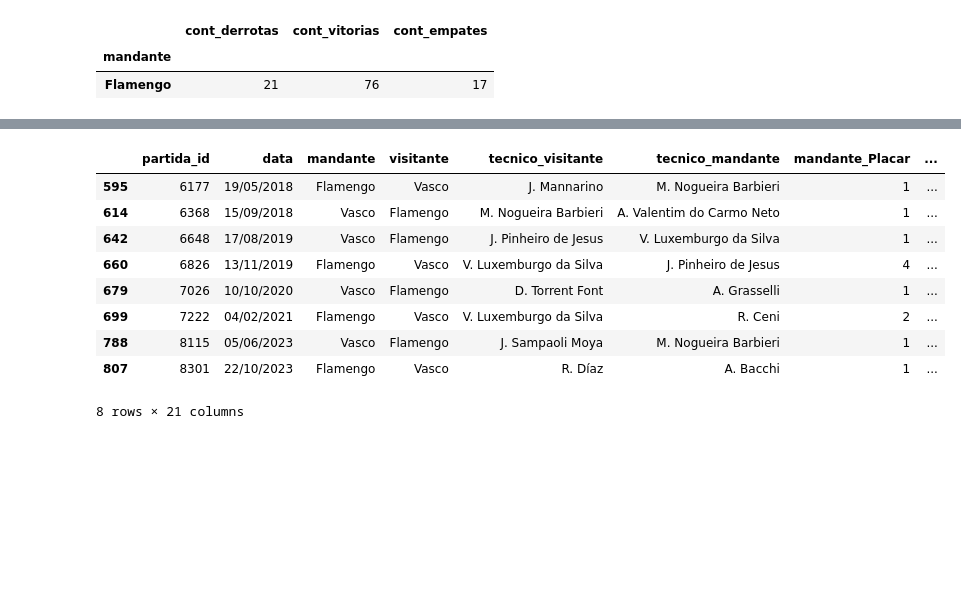
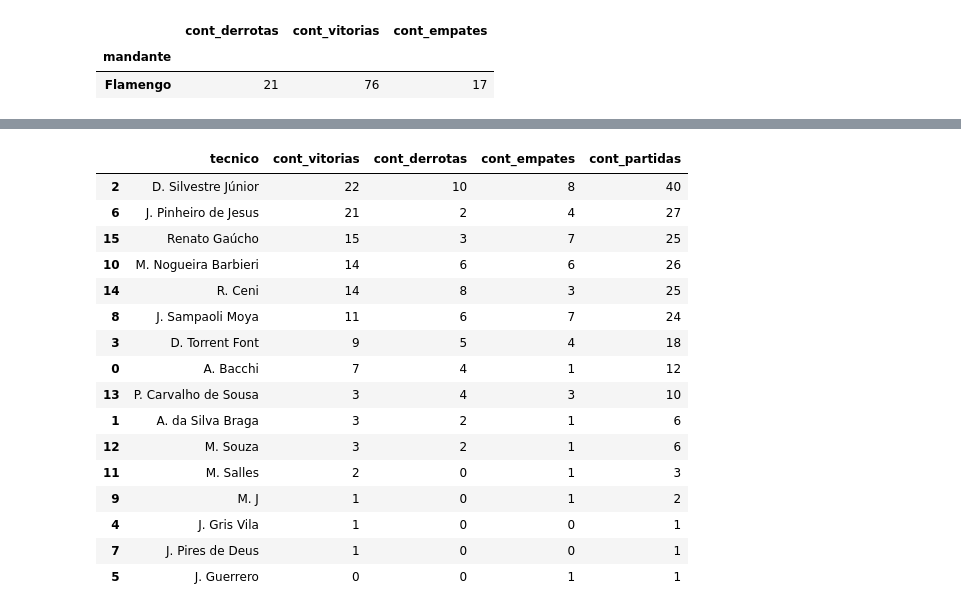
Before and after one commit to jp3dr0mendes/DataMengo, a Jupyter notebook: main.ipynb, the cells around one changed output, grey strips where cells are left out. Drawn from its saved outputs; the diff is of its cells as text; code cells hidden in the pictures; blank space fills up the shorter version.

```diff
--- a/main.ipynb
+++ b/main.ipynb
@@ -209,23 +245,31 @@ df_fla_mandante_overview
 # %%
-# ANALISANDO RESULTADOS DO FLAMENGO POR TIME
+# ANALISANDO RESULTADOS DO TIME POR TÉCNICO
 
-df_fla_resultados_times = (
-                            df_fla_placar
-                            .groupby('oponente')
-                            [['cont_derrotas','cont_vitorias', 'cont_empates','cont_partidas']]
-                            .agg('sum')
-                            .reset_index()
-                            .assign(percentual_vitorias = (df_fla_resultados_times['cont_vitorias']/df_fla_resultados_times['cont_partidas']))
-                            .sort_values(by = ['cont_vitorias','cont_partidas'], ascending = False)
-                          )
+df_fla_resultados_tecnico = (
+    df_fla_placar
+    .groupby('tecnico')
+    [['cont_vitorias','cont_derrotas','cont_empates','cont_partidas']]
+    .agg('sum')
+    .reset_index()
+    .sort_values(by = ['cont_vitorias','cont_partidas'], ascending = False)
+)
+
+df_fla_resultados_tecnico
 # %% [output]
-|  | partida_id | data | mandante | visitante | tecnico_visitante | tecnico_mandante | mandante_Placar | ... |
-| 595 | 6177 | 19/05/2018 | Flamengo | Vasco | J. Mannarino | M. Nogueira Barbieri | 1 | ... |
-| 614 | 6368 | 15/09/2018 | Vasco | Flamengo | M. Nogueira Barbieri | A. Valentim do Carmo Neto | 1 | ... |
-| 642 | 6648 | 17/08/2019 | Vasco | Flamengo | J. Pinheiro de Jesus | V. Luxemburgo da Silva | 1 | ... |
-| 660 | 6826 | 13/11/2019 | Flamengo | Vasco | V. Luxemburgo da Silva | J. Pinheiro de Jesus | 4 | ... |
-| 679 | 7026 | 10/10/2020 | Vasco | Flamengo | D. Torrent Font | A. Grasselli | 1 | ... |
-| 699 | 7222 | 04/02/2021 | Flamengo | Vasco | V. Luxemburgo da Silva | R. Ceni | 2 | ... |
-| 788 | 8115 | 05/06/2023 | Vasco | Flamengo | J. Sampaoli Moya | M. Nogueira Barbieri | 1 | ... |
-| 807 | 8301 | 22/10/2023 | Flamengo | Vasco | R. Díaz | A. Bacchi | 1 | ... |
+|  | tecnico | cont_vitorias | cont_derrotas | cont_empates | cont_partidas |
+| 2 | D. Silvestre Júnior | 22 | 10 | 8 | 40 |
+| 6 | J. Pinheiro de Jesus | 21 | 2 | 4 | 27 |
+| 15 | Renato Gaúcho | 15 | 3 | 7 | 25 |
+| 10 | M. Nogueira Barbieri | 14 | 6 | 6 | 26 |
+| 14 | R. Ceni | 14 | 8 | 3 | 25 |
+| 8 | J. Sampaoli Moya | 11 | 6 | 7 | 24 |
+| 3 | D. Torrent Font | 9 | 5 | 4 | 18 |
+| 0 | A. Bacchi | 7 | 4 | 1 | 12 |
+| 13 | P. Carvalho de Sousa | 3 | 4 | 3 | 10 |
+| 1 | A. da Silva Braga | 3 | 2 | 1 | 6 |
+| 12 | M. Souza | 3 | 2 | 1 | 6 |
+| 11 | M. Salles | 2 | 0 | 1 | 3 |
+| 9 | M. J | 1 | 0 | 1 | 2 |
+| 4 | J. Gris Vila | 1 | 0 | 0 | 1 |
+| 7 | J. Pires de Deus | 1 | 0 | 0 | 1 |
+| 5 | J. Guerrero | 0 | 0 | 1 | 1 |
-8 rows × 21 columns
```
Also changed, not shown: parts of 6 cells of this notebook.
